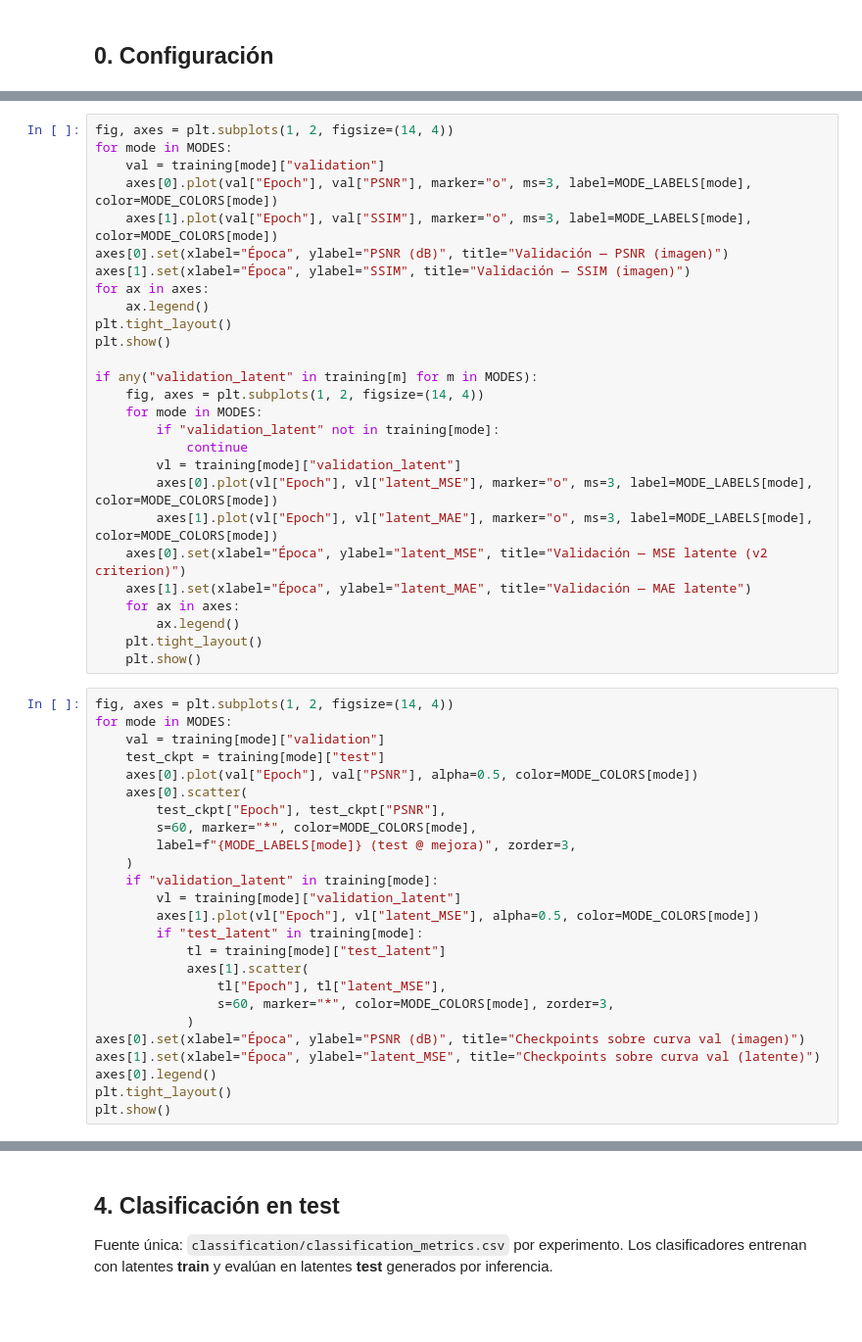
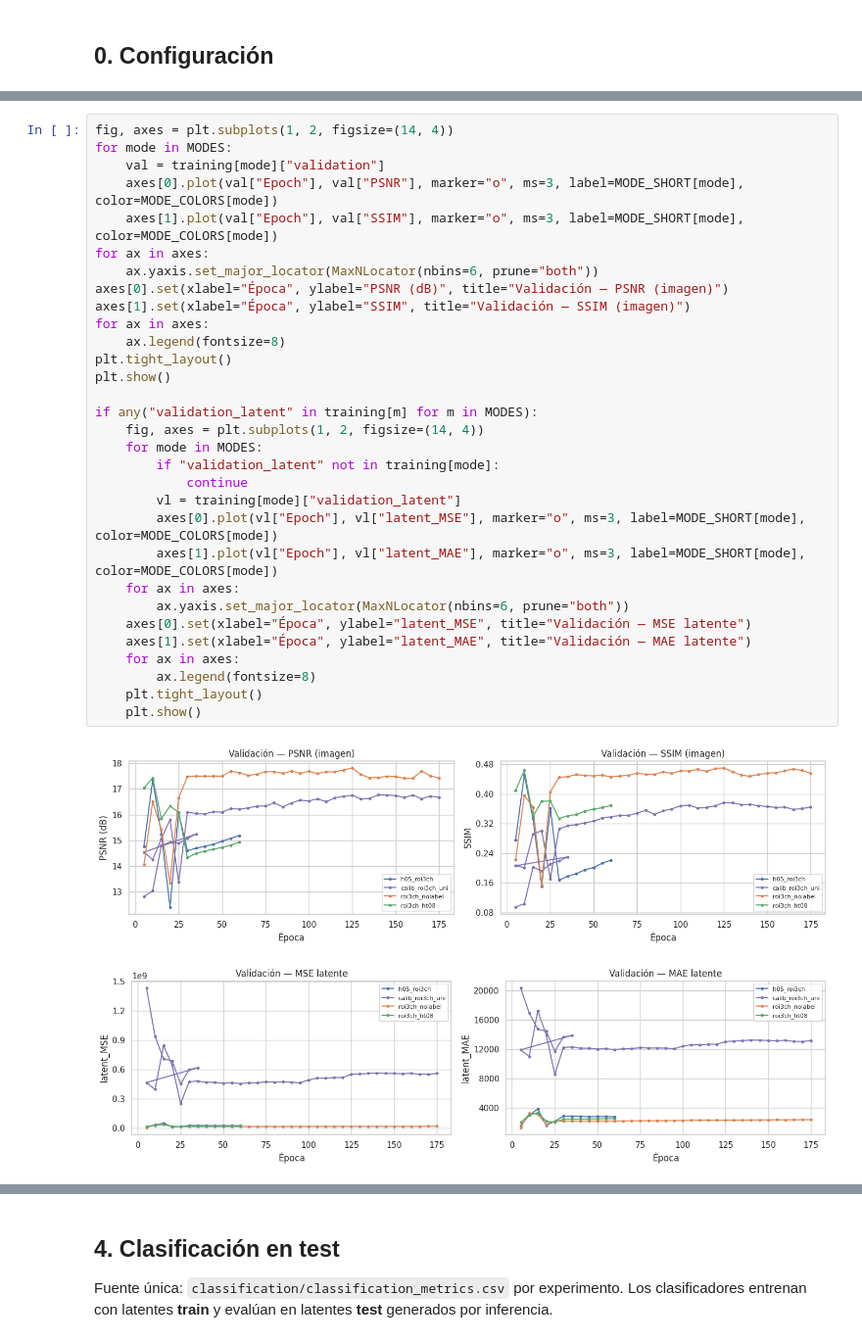
Before and after one commit to FranklinSierra/mri_spect_il_cldm_2026, a Jupyter notebook: code/stage2_experiments_report.ipynb, the cells around one changed output, grey strips where cells are left out. Shown at 98% size. Cells and saved outputs as stored; diff of their text form; blank space fills up the shorter version.

```diff
--- a/code/stage2_experiments_report.ipynb
+++ b/code/stage2_experiments_report.ipynb
@@ -159,55 +417,37 @@ plt.show()
 # %%
 fig, axes = plt.subplots(1, 2, figsize=(14, 4))
 for mode in MODES:
     val = training[mode]["validation"]
-    axes[0].plot(val["Epoch"], val["PSNR"], marker="o", ms=3, label=MODE_LABELS[mode], color=MODE_COLORS[mode])
-    axes[1].plot(val["Epoch"], val["SSIM"], marker="o", ms=3, label=MODE_LABELS[mode], color=MODE_COLORS[mode])
+    axes[0].plot(val["Epoch"], val["PSNR"], marker="o", ms=3, label=MODE_SHORT[mode], color=MODE_COLORS[mode])
+    axes[1].plot(val["Epoch"], val["SSIM"], marker="o", ms=3, label=MODE_SHORT[mode], color=MODE_COLORS[mode])
+for ax in axes:
+    ax.yaxis.set_major_locator(MaxNLocator(nbins=6, prune="both"))
 axes[0].set(xlabel="Época", ylabel="PSNR (dB)", title="Validación — PSNR (imagen)")
 axes[1].set(xlabel="Época", ylabel="SSIM", title="Validación — SSIM (imagen)")
 for ax in axes:
-    ax.legend()
+    ax.legend(fontsize=8)
 plt.tight_layout()
 plt.show()
 
 if any("validation_latent" in training[m] for m in MODES):
     fig, axes = plt.subplots(1, 2, figsize=(14, 4))
     for mode in MODES:
         if "validation_latent" not in training[mode]:
             continue
         vl = training[mode]["validation_latent"]
-        axes[0].plot(vl["Epoch"], vl["latent_MSE"], marker="o", ms=3, label=MODE_LABELS[mode], color=MODE_COLORS[mode])
-        axes[1].plot(vl["Epoch"], vl["latent_MAE"], marker="o", ms=3, label=MODE_LABELS[mode], color=MODE_COLORS[mode])
-    axes[0].set(xlabel="Época", ylabel="latent_MSE", title="Validación — MSE latente (v2 criterion)")
+        axes[0].plot(vl["Epoch"], vl["latent_MSE"], marker="o", ms=3, label=MODE_SHORT[mode], color=MODE_COLORS[mode])
+        axes[1].plot(vl["Epoch"], vl["latent_MAE"], marker="o", ms=3, label=MODE_SHORT[mode], color=MODE_COLORS[mode])
+    for ax in axes:
+        ax.yaxis.set_major_locator(MaxNLocator(nbins=6, prune="both"))
+    axes[0].set(xlabel="Época", ylabel="latent_MSE", title="Validación — MSE latente")
     axes[1].set(xlabel="Época", ylabel="latent_MAE", title="Validación — MAE latente")
     for ax in axes:
-        ax.legend()
+        ax.legend(fontsize=8)
     plt.tight_layout()
     plt.show()
+# %% [output]
+[figure, added]
+[figure, added]
-# %%
-fig, axes = plt.subplots(1, 2, figsize=(14, 4))
-for mode in MODES:
-    val = training[mode]["validation"]
-    test_ckpt = training[mode]["test"]
-    axes[0].plot(val["Epoch"], val["PSNR"], alpha=0.5, color=MODE_COLORS[mode])
-    axes[0].scatter(
-        test_ckpt["Epoch"], test_ckpt["PSNR"],
-        s=60, marker="*", color=MODE_COLORS[mode],
-        label=f"{MODE_LABELS[mode]} (test @ mejora)", zorder=3,
-    )
-    if "validation_latent" in training[mode]:
-        vl = training[mode]["validation_latent"]
-        axes[1].plot(vl["Epoch"], vl["latent_MSE"], alpha=0.5, color=MODE_COLORS[mode])
-        if "test_latent" in training[mode]:
-            tl = training[mode]["test_latent"]
-            axes[1].scatter(
-                tl["Epoch"], tl["latent_MSE"],
-                s=60, marker="*", color=MODE_COLORS[mode], zorder=3,
-            )
-axes[0].set(xlabel="Época", ylabel="PSNR (dB)", title="Checkpoints sobre curva val (imagen)")
-axes[1].set(xlabel="Época", ylabel="latent_MSE", title="Checkpoints sobre curva val (latente)")
-axes[0].legend()
-plt.tight_layout()
-plt.show()
 # %%
 ckpt_rows = []
 for mode in MODES:
```
Also changed, not shown: parts of 40 cells of this notebook, 39 other files.
